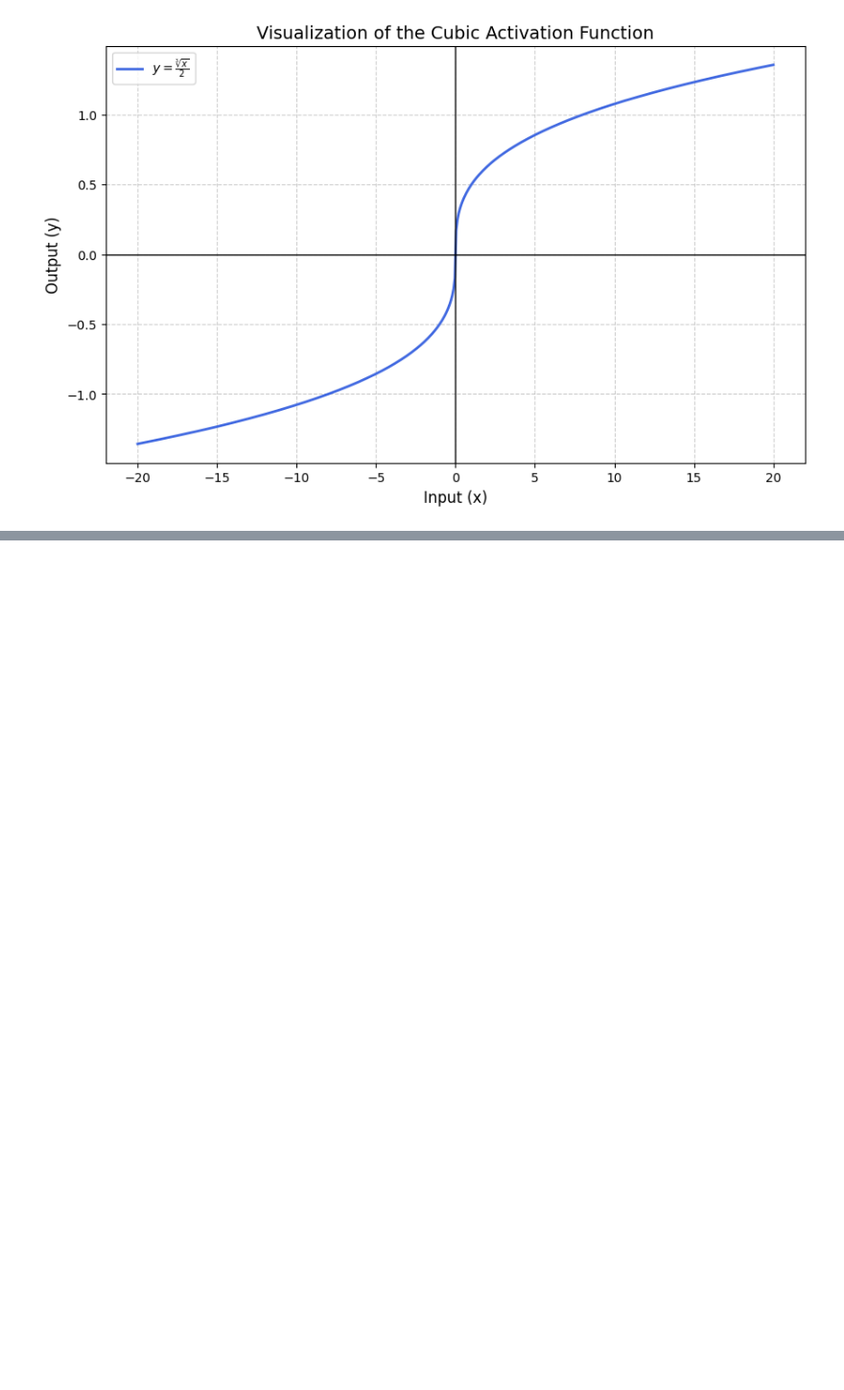
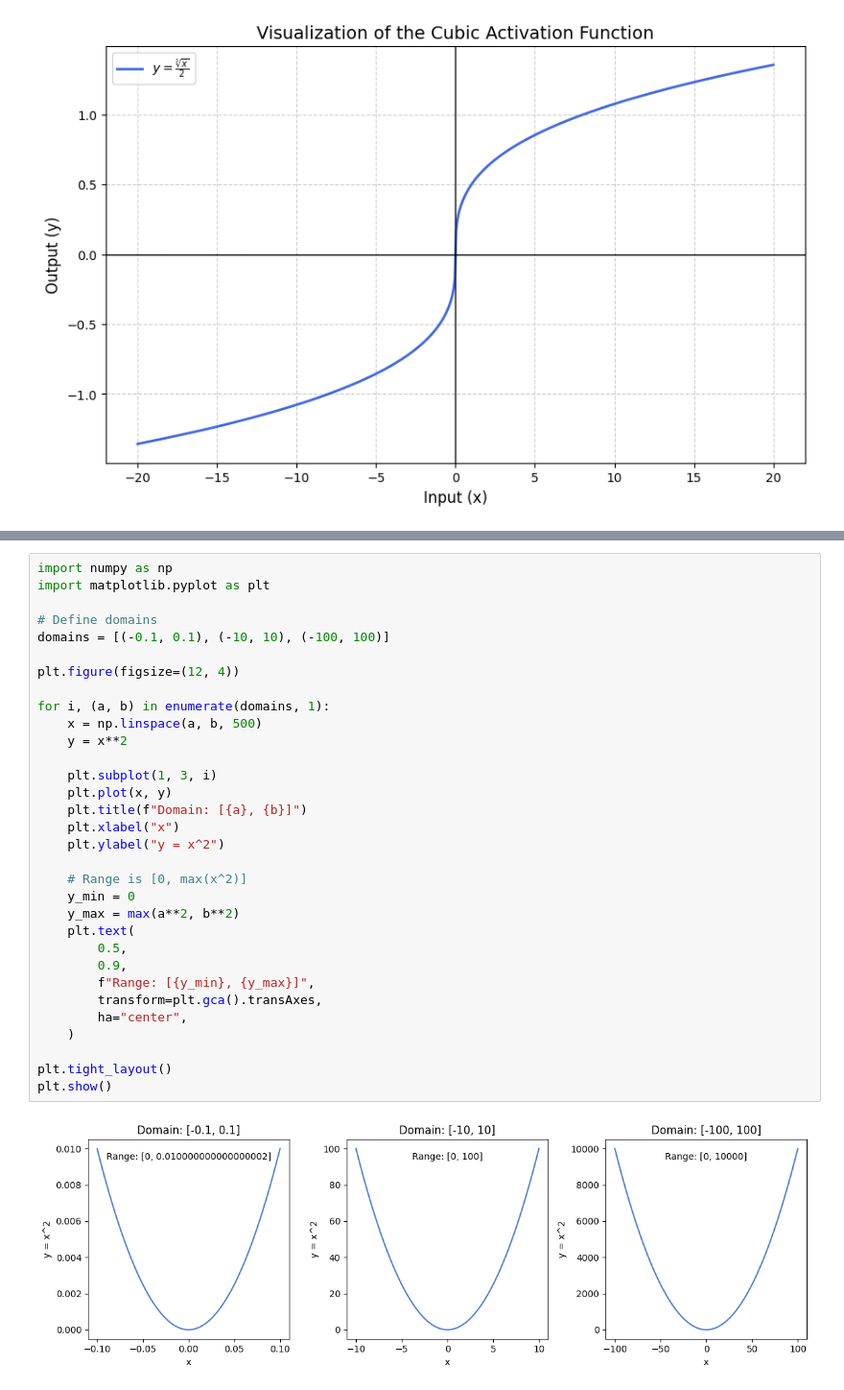
Before and after one commit to david-hankinson/pre-calculus-openstax, a Jupyter notebook: chapter-1.ipynb, the cells around one changed output, grey strips where cells are left out. Shown at 96% size. Cells and saved outputs as stored; diff of their text form; blank space fills up the shorter version.

Commit message:
new graph

```diff
--- a/chapter-1.ipynb
+++ b/chapter-1.ipynb
@@ -251,0 +239,34 @@ ModuleNotFoundError: No module named 'sympy'
+# %%
+import numpy as np
+import matplotlib.pyplot as plt
+
+# Define domains
+domains = [(-0.1, 0.1), (-10, 10), (-100, 100)]
+
+plt.figure(figsize=(12, 4))
+
+for i, (a, b) in enumerate(domains, 1):
+    x = np.linspace(a, b, 500)
+    y = x**2
+
+    plt.subplot(1, 3, i)
+    plt.plot(x, y)
+    plt.title(f"Domain: [{a}, {b}]")
+    plt.xlabel("x")
+    plt.ylabel("y = x^2")
+
+    # Range is [0, max(x^2)]
+    y_min = 0
+    y_max = max(a**2, b**2)
+    plt.text(
+        0.5,
+        0.9,
+        f"Range: [{y_min}, {y_max}]",
+        transform=plt.gca().transAxes,
+        ha="center",
+    )
+
+plt.tight_layout()
+plt.show()
+# %% [output]
+[figure, added]
```
Also changed, not shown: parts of 7 cells of this notebook.
